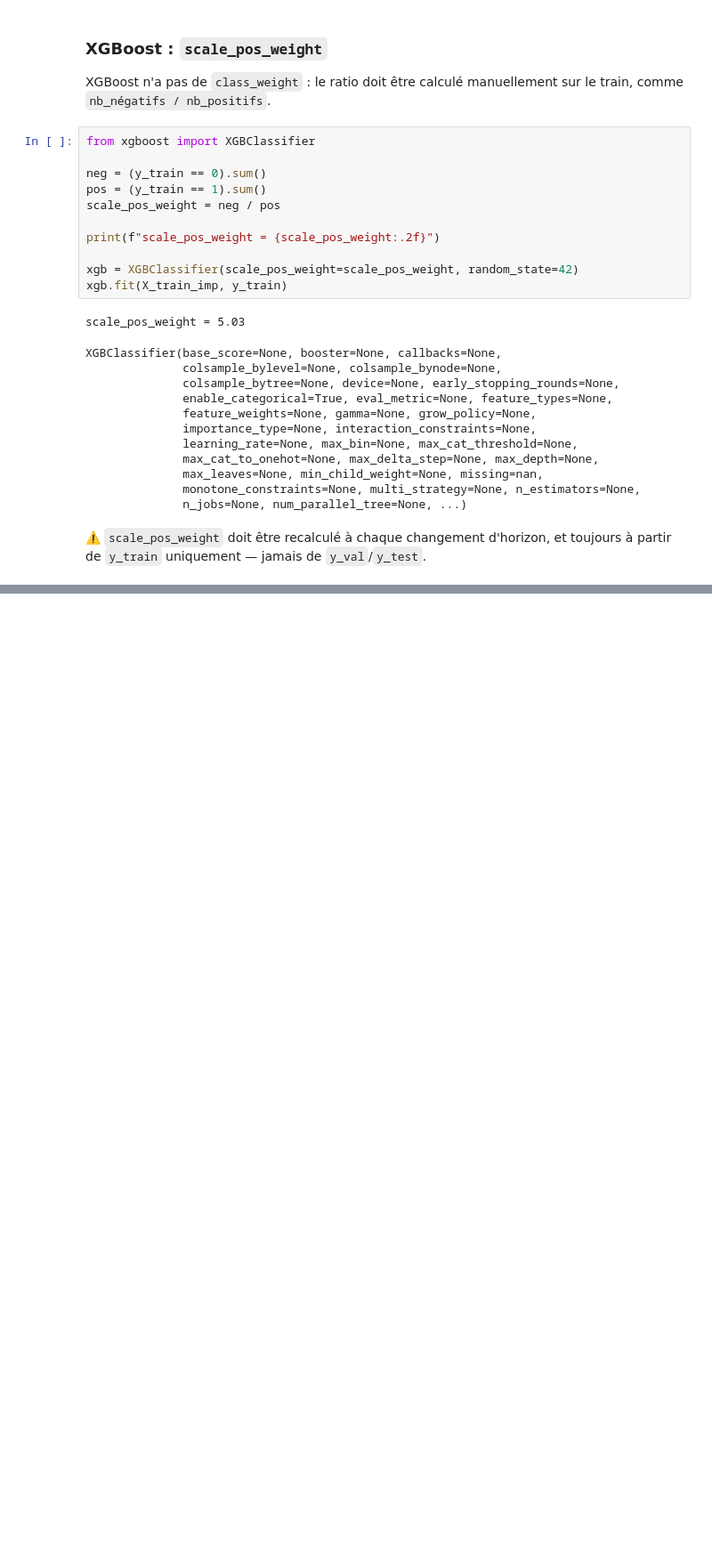
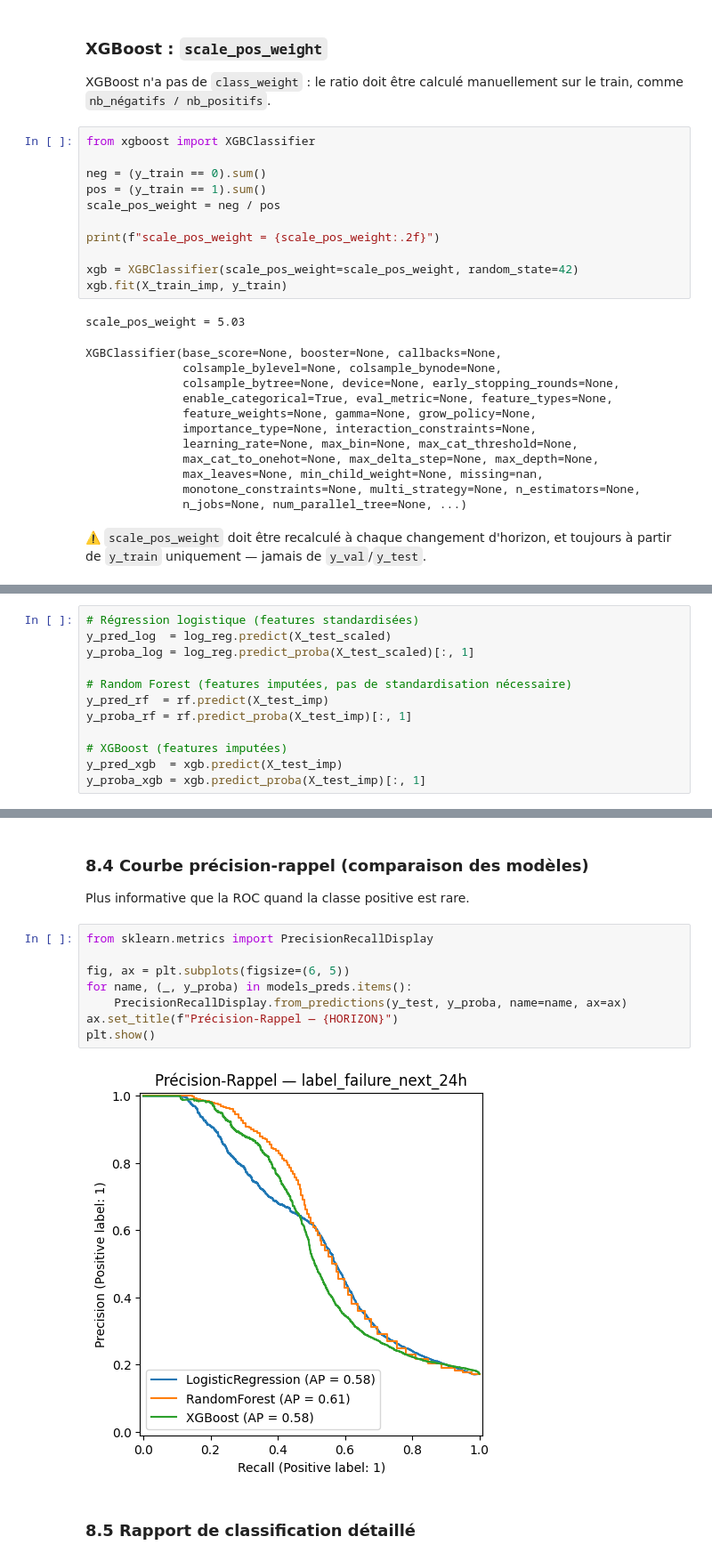
Before and after one commit to air-jaja/training-4-aelion, a Jupyter notebook: prepare_features_ml.ipynb, the cells around one changed output, grey strips where cells are left out. Shown at 89% size. Cells and saved outputs as stored; diff of their text form; blank space fills up the shorter version.

```diff
--- a/prepare_features_ml.ipynb
+++ b/prepare_features_ml.ipynb
@@ -275,0 +288,12 @@ XGBClassifier(base_score=None, booster=None, callbacks=None,
+# %%
+# Régression logistique (features standardisées)
+y_pred_log  = log_reg.predict(X_test_scaled)
+y_proba_log = log_reg.predict_proba(X_test_scaled)[:, 1]
+
+# Random Forest (features imputées, pas de standardisation nécessaire)
+y_pred_rf  = rf.predict(X_test_imp)
+y_proba_rf = rf.predict_proba(X_test_imp)[:, 1]
+
+# XGBoost (features imputées)
+y_pred_xgb  = xgb.predict(X_test_imp)
+y_proba_xgb = xgb.predict_proba(X_test_imp)[:, 1]
@@ -275,0 +356,16 @@ XGBClassifier(base_score=None, booster=None, callbacks=None,
+# %% [markdown]
+### 8.4 Courbe précision-rappel (comparaison des modèles)
+
+Plus informative que la ROC quand la classe positive est rare.
+# %%
+from sklearn.metrics import PrecisionRecallDisplay
+
+fig, ax = plt.subplots(figsize=(6, 5))
+for name, (_, y_proba) in models_preds.items():
+    PrecisionRecallDisplay.from_predictions(y_test, y_proba, name=name, ax=ax)
+ax.set_title(f"Précision-Rappel — {HORIZON}")
+plt.show()
+# %% [output]
+[figure, added]
+# %% [markdown]
+### 8.5 Rapport de classification détaillé
```
Also changed, not shown: parts of 45 cells of this notebook, 10 other files.
